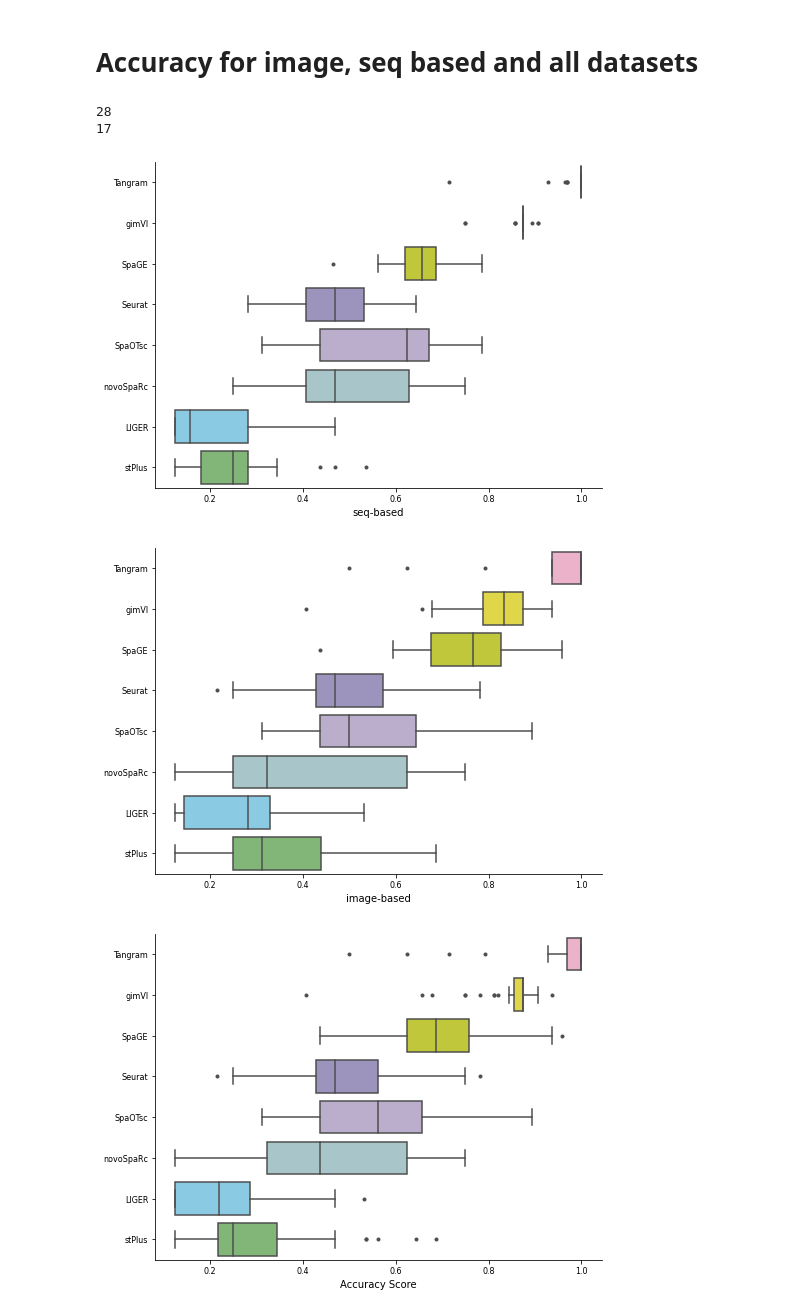
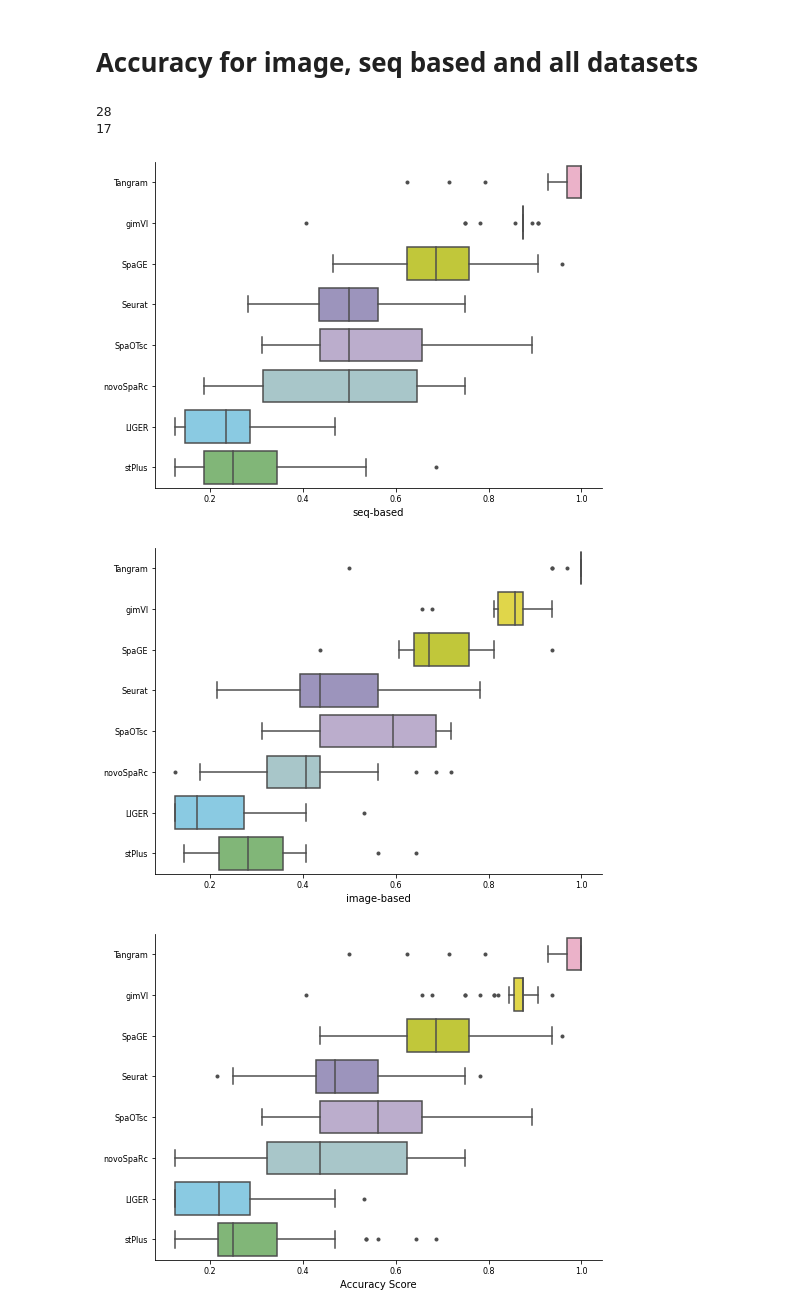
Before and after one commit to QuKunLab/SpatialBenchmarking, a Jupyter notebook: BLAST_GenePrediction.ipynb, the cells around one changed output. Saved outputs shown, nothing was run; the diff lists cells and outputs as text; code cells hidden in the pictures.

```diff
--- a/BLAST_GenePrediction.ipynb
+++ b/BLAST_GenePrediction.ipynb
@@ -685,8 +685,8 @@ def make_score(dataset_all, Tools, path_output):
         score = get_score(Result)
         score.to_csv(path_output + dataset + "_score.txt", header=1, index=1)
 
-path = 'SpatialBenchmarking/FigureData/Figure2/Metrics/'
-path_output = 'SpatialBenchmarking/FigureData/Figure2/Metrics/Accuracy_Rank/'
+path = 'FigureData/Figure2/Metrics/'
+path_output = 'FigureData/Figure2/Metrics/Accuracy_Rank/'
 DirFiles = os.listdir(path)
 dataset_all = [x for x in DirFiles if x[:4] == 'Data']
 dataset_all.insert(0, 'Dataset14')
@@ -713,7 +713,7 @@ def make_plot_one_dataset(Data,order,palette):
     plt.show()
 
 
-path = 'SpatialBenchmarking/FigureData/Figure2/Metrics/'
+path = 'FigureData/Figure2/Metrics/'
 dataset='Dataset4'
 order = ['Tangram', 'gimVI', 'SpaGE', 'Seurat', 'SpaOTsc', 'novoSpaRc', 'LIGER', 'stPlus']
 palette = ["#F5A8C7", '#F9EC31', "#D6DE23", "#988DC3", "#BBA8D1", "#A2CBCF", "#7BD1F1", "#79c06e"]
@@ -747,38 +747,38 @@ def plot_all(df, name, order, palette):
     plt.savefig(path + "/Accuracy_Rank/" + name + '_boxplot.pdf')
     plt.show()
 
-path = 'SpatialBenchmarking/FigureData/Figure2/Metrics/'
+path = 'FigureData/Figure2/Metrics/'
 os.popen('mkdir ' + path + 'Accuracy_Rank')
 path_output = path + '/Accuracy_Rank/'
 order = ['Tangram', 'gimVI', 'SpaGE', 'Seurat', 'SpaOTsc', 'novoSpaRc', 'LIGER', 'stPlus']
 Tools= ['Tangram', 'gimVI', 'SpaGE', 'Seurat', 'SpaOTsc', 'novoSpaRc', 'LIGER', 'stPlus']
 palette = ["#F5A8C7", '#F9EC31', "#D6DE23", "#988DC3", "#BBA8D1", "#A2CBCF", "#7BD1F1", "#79c06e"]
 DataSets = os.listdir(path)
 DataSets = [x for x in DataSets if x[:4] == 'Data']
 image_based_dataset = DataSets[:17]
 seq_based_dataset = [x for x in DataSets if x not in image_based_dataset]
 print (len(seq_based_dataset))
 print (len(image_based_dataset))
 
 
 image_based = make_all_score(image_based_dataset)
 image_based.to_csv(path + "/Accuracy_Rank/image_based_score.txt",header=1, index=1)
 
 seq_based = make_all_score(seq_based_dataset)
 seq_based.to_csv(path + "/Accuracy_Rank/seq_based_score.txt",header=1, index=1)
 
 plot_image = pd.read_csv(path + "/Accuracy_Rank/image_based_score.txt",header=0,index_col=0)
 plot_seq = pd.read_csv(path + "/Accuracy_Rank/seq_based_score.txt",header=0,index_col=0)
 
 plot_all(plot_seq, 'seq-based', order, palette)
 plot_all(plot_image, 'image-based', order, palette)
 
 plot_merge = pd.concat([plot_image,plot_seq],axis=0,join='outer')
 plot_merge.to_csv(path + "/Accuracy_Rank/Score.txt", header = 0, index = 0)
 plot_all(plot_merge, 'Accuracy Score', order, palette)
 # %% [output]
 28
 17
-[figure, old version]
+[figure, new version]
-[figure, old version]
+[figure, new version]
 [figure]
```
Also changed, not shown: parts of 1 cell of this notebook, 4 other files.
